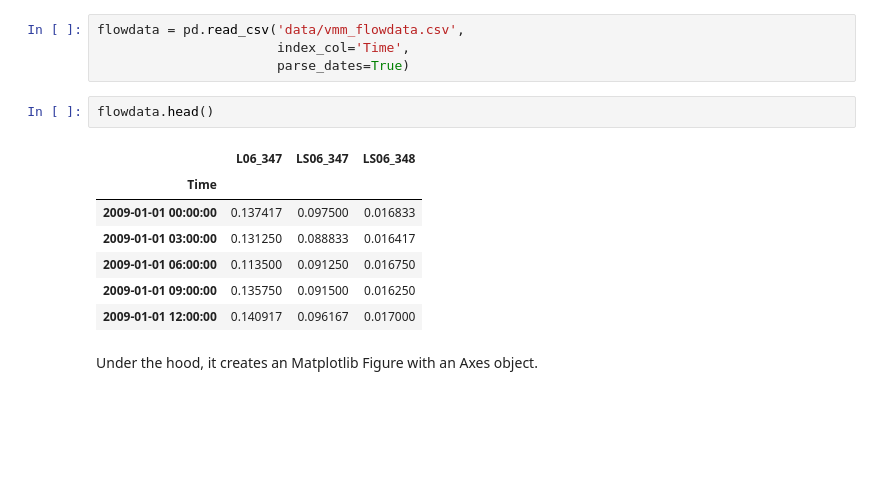
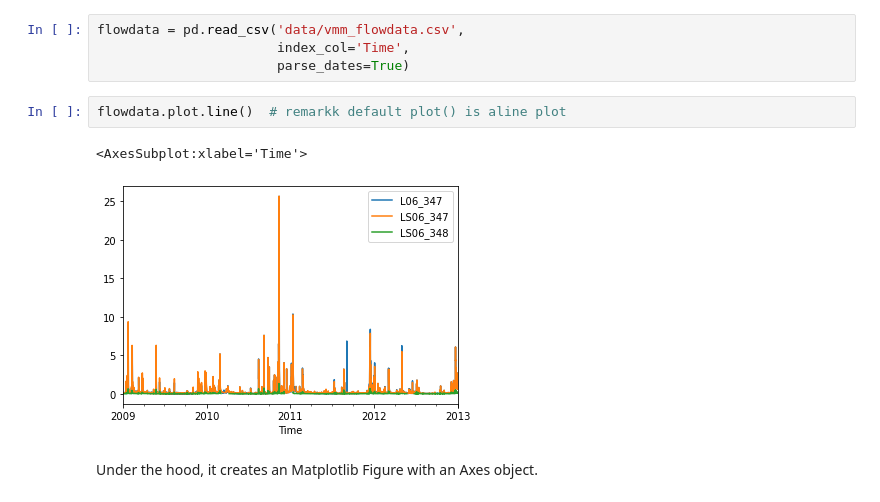
Before and after one commit to jorisvandenbossche/course-python-data, a Jupyter notebook: notebooks/visualization_01_matplotlib.ipynb, the cells around one changed output. Drawn from its saved outputs; the diff is of its cells as text; blank space fills up the shorter version.

```diff
--- a/notebooks/visualization_01_matplotlib.ipynb
+++ b/notebooks/visualization_01_matplotlib.ipynb
@@ -351,16 +353,11 @@ import pandas as pd
 flowdata = pd.read_csv('data/vmm_flowdata.csv',
                        index_col='Time',
                        parse_dates=True)
-# %%
-flowdata.head()
-# %% [output]
-|  | L06_347 | LS06_347 | LS06_348 |
-| Time |  |  |  |
-| 2009-01-01 00:00:00 | 0.137417 | 0.097500 | 0.016833 |
-| 2009-01-01 03:00:00 | 0.131250 | 0.088833 | 0.016417 |
-| 2009-01-01 06:00:00 | 0.113500 | 0.091250 | 0.016750 |
-| 2009-01-01 09:00:00 | 0.135750 | 0.091500 | 0.016250 |
-| 2009-01-01 12:00:00 | 0.140917 | 0.096167 | 0.017000 |
+# %%
+flowdata.plot.line()  # remarkk default plot() is aline plot
+# %% [output]
+<AxesSubplot:xlabel='Time'>
+[figure, added]
 # %% [markdown]
 Under the hood, it creates an Matplotlib Figure with an Axes object.
 # %% [markdown]
```
Also changed, not shown: parts of 17 cells of this notebook, 1 other file.
